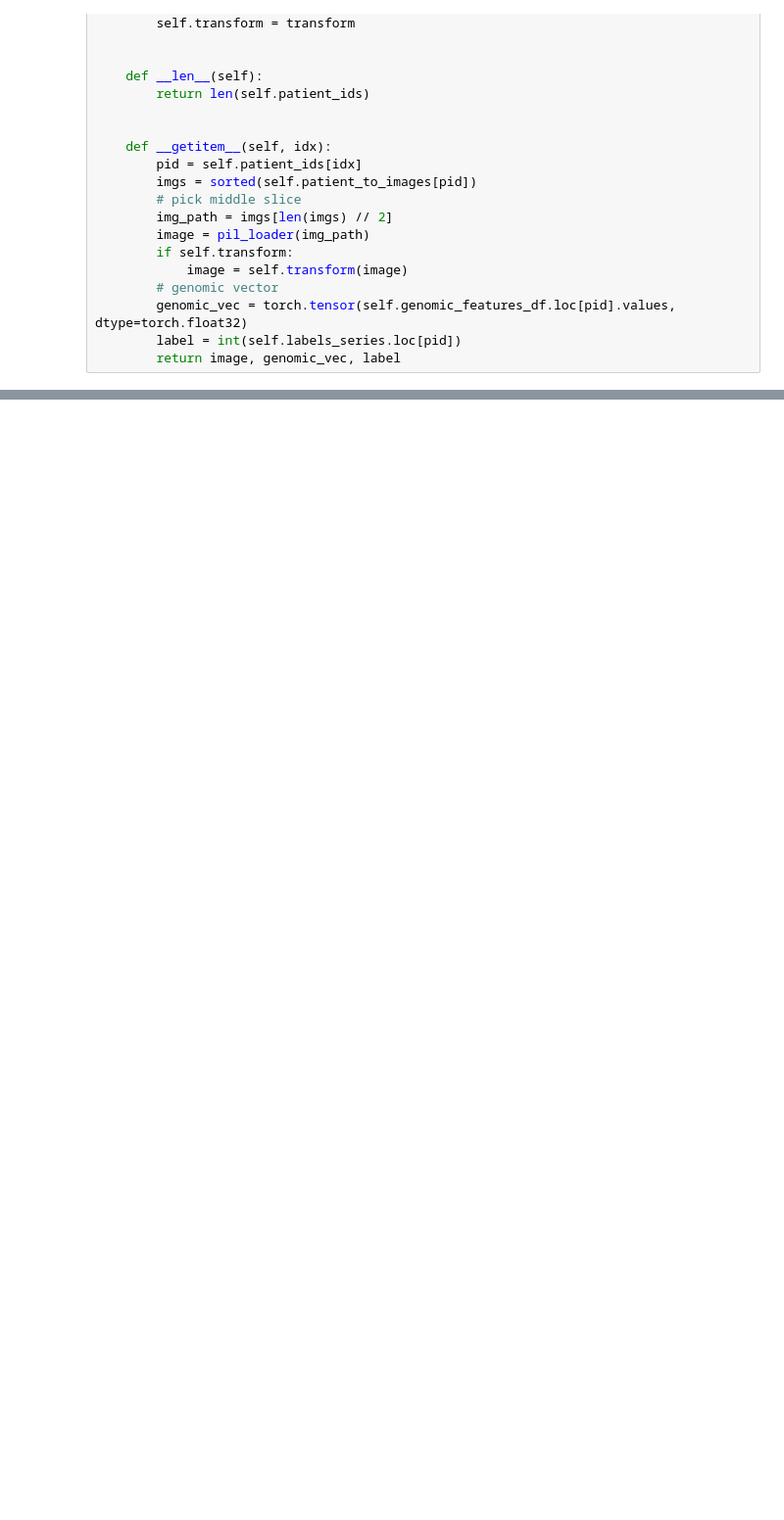
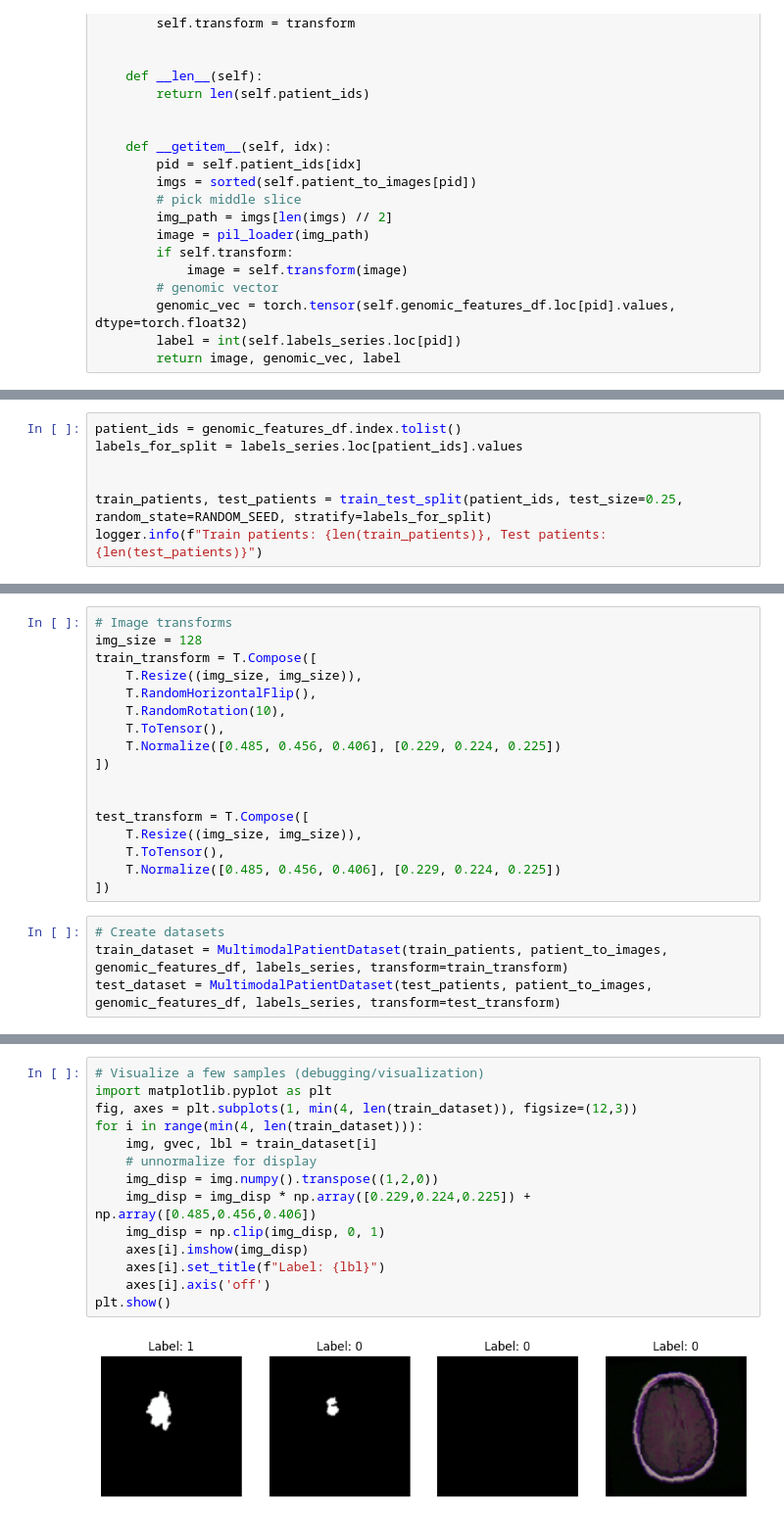
Before and after one commit to saikaldi/multimodal-fusion-LLM, a Jupyter notebook: run.ipynb, the cells around one changed output, grey strips where cells are left out. Shown at 98% size. Drawn from its saved outputs; the diff is of its cells as text; blank space fills up the shorter version.

Commit message:
add Section 7 - Split train/test

```diff
--- a/run.ipynb
+++ b/run.ipynb
@@ -327,0 +331,7 @@ class MultimodalPatientDataset(Dataset):
+# %%
+patient_ids = genomic_features_df.index.tolist()
+labels_for_split = labels_series.loc[patient_ids].values
+
+
+train_patients, test_patients = train_test_split(patient_ids, test_size=0.25, random_state=RANDOM_SEED, stratify=labels_for_split)
+logger.info(f"Train patients: {len(train_patients)}, Test patients: {len(test_patients)}")
@@ -327,0 +340,21 @@ class MultimodalPatientDataset(Dataset):
+# %%
+# Image transforms
+img_size = 128
+train_transform = T.Compose([
+    T.Resize((img_size, img_size)),
+    T.RandomHorizontalFlip(),
+    T.RandomRotation(10),
+    T.ToTensor(),
+    T.Normalize([0.485, 0.456, 0.406], [0.229, 0.224, 0.225])
+])
+
+
+test_transform = T.Compose([
+    T.Resize((img_size, img_size)),
+    T.ToTensor(),
+    T.Normalize([0.485, 0.456, 0.406], [0.229, 0.224, 0.225])
+])
+# %%
+# Create datasets
+train_dataset = MultimodalPatientDataset(train_patients, patient_to_images, genomic_features_df, labels_series, transform=train_transform)
+test_dataset = MultimodalPatientDataset(test_patients, patient_to_images, genomic_features_df, labels_series, transform=test_transform)
@@ -327,0 +371,16 @@ class MultimodalPatientDataset(Dataset):
+# %%
+# Visualize a few samples (debugging/visualization)
+import matplotlib.pyplot as plt
+fig, axes = plt.subplots(1, min(4, len(train_dataset)), figsize=(12,3))
+for i in range(min(4, len(train_dataset))):
+    img, gvec, lbl = train_dataset[i]
+    # unnormalize for display
+    img_disp = img.numpy().transpose((1,2,0))
+    img_disp = img_disp * np.array([0.229,0.224,0.225]) + np.array([0.485,0.456,0.406])
+    img_disp = np.clip(img_disp, 0, 1)
+    axes[i].imshow(img_disp)
+    axes[i].set_title(f"Label: {lbl}")
+    axes[i].axis('off')
+plt.show()
+# %% [output]
+[figure, added]
```
Also changed, not shown: parts of 3 cells of this notebook.
